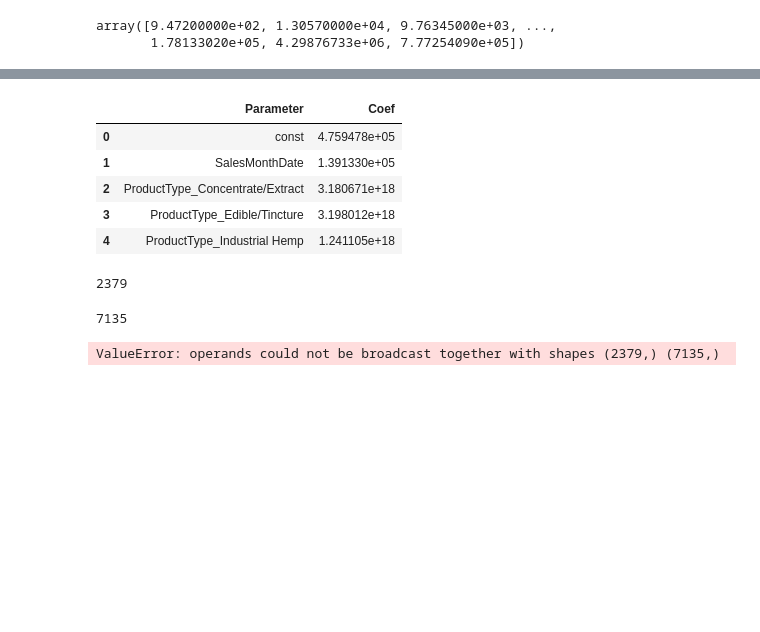
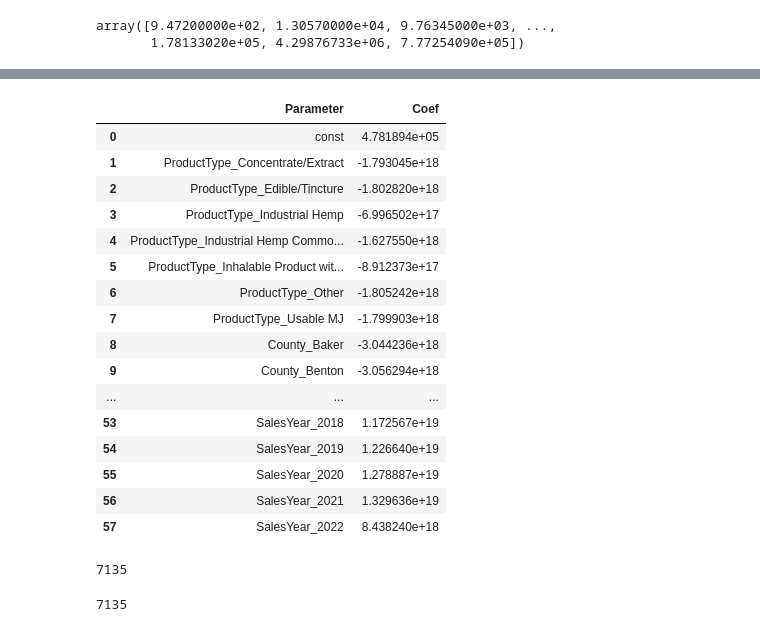
Before and after one commit to nedflowers/final_project, a Jupyter notebook: May17-fulldataprocess.ipynb, the cells around one changed output, grey strips where cells are left out. Saved outputs shown, nothing was run; the diff lists cells and outputs as text; code cells hidden in the pictures; blank space fills up the shorter version.

```diff
--- a/May17-fulldataprocess.ipynb
+++ b/May17-fulldataprocess.ipynb
@@ -121,7 +119,19 @@ candfNodup_df[(candfNodup_df["County"]=="Clackamas")&(candfNodup_df["SalesMonthD
 # %% [output]
 |  | SalesMonthDate | ProductType | County | Sales |
 | 49 | 2016-11-01 | Concentrate/Extract | Clackamas | 3296.78 |
-# %%
-candfNodup_df["SalesMonthDate"] = candfNodup_df["SalesMonthDate"].dt.year*100+candfNodup_df["SalesMonthDate"].dt.month
+# %%
+# Now we convert the Date (Month and Year)
+
+# Old Code to convert SalesMonthDate to numeric
+#candfNodup_df["SalesMonthDate"] = candfNodup_df["SalesMonthDate"].dt.year*100+candfNodup_df["SalesMonthDate"].dt.month
+
+candfNodup_df['SalesMonth'] = candfNodup_df['SalesMonthDate']
+candfNodup_df['SalesYear'] = candfNodup_df['SalesMonthDate']
+
+candfNodup_df['SalesMonth'] = pd.DatetimeIndex(candfNodup_df['SalesMonth']).month.astype(object)
+candfNodup_df['SalesYear'] = pd.DatetimeIndex(candfNodup_df['SalesYear']).year.astype(object)
+
+#Drop Date column now that we have them separated and ready to encode
+candfNodup_df.drop(columns=["SalesMonthDate" ],axis=1,inplace=True)
 # %%
 #Take a look at data
@@ -292,20 +322,31 @@ model = model.fit(X_train_scaled, y_train)
 # %%
 #
 # research included article from
 # https://ijeremiah.com/portfolio/cars/
 # this is using code/inspiration/edu from Cell~55
 #
 intercept = model.intercept_.round(4)
 coeff = model.coef_.round(4)
 
 weights = pd.DataFrame({'Parameter': np.append('const', X.columns.values), 'Coef': np.append(intercept, coeff)})
-weights.head()
+weights
 # %% [output]
 |  | Parameter | Coef |
-| 0 | const | 4.759478e+05 |
-| 1 | SalesMonthDate | 1.391330e+05 |
-| 2 | ProductType_Concentrate/Extract | 3.180671e+18 |
-| 3 | ProductType_Edible/Tincture | 3.198012e+18 |
-| 4 | ProductType_Industrial Hemp | 1.241105e+18 |
+| 0 | const | 4.781894e+05 |
+| 1 | ProductType_Concentrate/Extract | -1.793045e+18 |
+| 2 | ProductType_Edible/Tincture | -1.802820e+18 |
+| 3 | ProductType_Industrial Hemp | -6.996502e+17 |
+| 4 | ProductType_Industrial Hemp Commo... | -1.627550e+18 |
+| 5 | ProductType_Inhalable Product wit... | -8.912373e+17 |
+| 6 | ProductType_Other | -1.805242e+18 |
+| 7 | ProductType_Usable MJ | -1.799903e+18 |
+| 8 | County_Baker | -3.044236e+18 |
+| 9 | County_Benton | -3.056294e+18 |
+| ... | ... | ... |
+| 53 | SalesYear_2018 | 1.172567e+19 |
+| 54 | SalesYear_2019 | 1.226640e+19 |
+| 55 | SalesYear_2020 | 1.278887e+19 |
+| 56 | SalesYear_2021 | 1.329636e+19 |
+| 57 | SalesYear_2022 | 8.438240e+18 |
 # %%
 # Making predictions using the testing data.
@@ -313,9 +355,11 @@ predictions = model.predict(X_test_scaled)
 # %%
 #predictions = pd.DataFrame(predictions, columns = ["Sales"])
 #2379
-predictions.size
+
+#2nd Try is 7135
+predictionstrain.size
 # %% [output]
-2379
+7135
 # %%
 #y_train = pd.DataFrame(y_train, columns = ["Sales"])
 #7135
@@ -327,21 +374,10 @@ y_train.size
 # https://ijeremiah.com/portfolio/cars/
 # ~Cell 59
 
-
-#predictions.merge(y_train, axis=1)
-
-#eval_df = pd.concat([predictions,y_train],axis=1)
-
-
-
-
-
-eval_df_train = pd.DataFrame({'Predicted': predictions,
+eval_df_train = pd.DataFrame({'Predicted': predictionstrain,
                               'Observed': y_train,
-                              'Residual': predictions - y_train,
-                              'Abs. Error': np.abs(predictions - y_train)
+                              'Residual': predictionstrain - y_train,
+                              'Abs. Error': np.abs(predictionstrain - y_train)
                              }
 )
-# %% [output]
-ValueError: operands could not be broadcast together with shapes (2379,) (7135,)
 # %%
```
Also changed, not shown: parts of 17 cells of this notebook.
